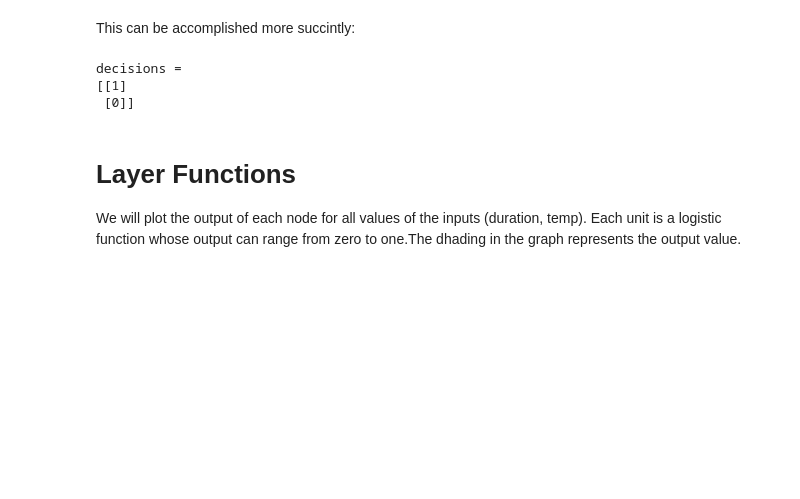
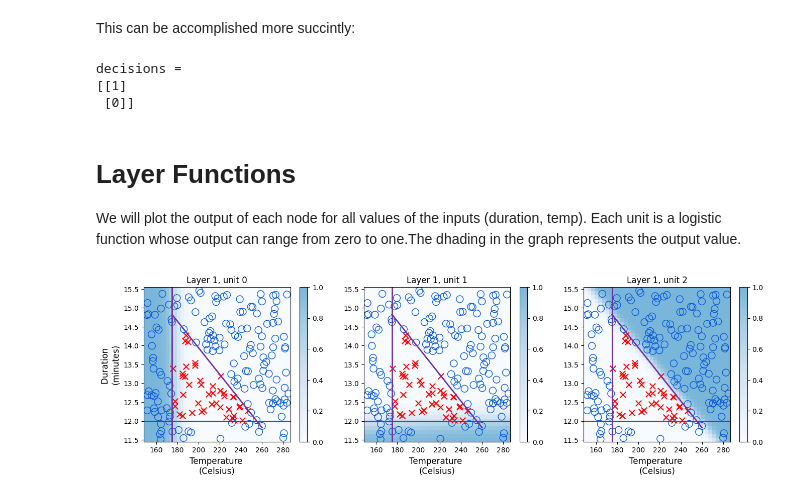
Before and after one commit to CarlosLizamaGarcia/DataScience, a Jupyter notebook: Course2/Simple_Neural_Network.ipynb, the cells around one changed output. Drawn from its saved outputs; the diff is of its cells as text; code cells hidden in the pictures; blank space fills up the shorter version.

```diff
--- a/Course2/Simple_Neural_Network.ipynb
+++ b/Course2/Simple_Neural_Network.ipynb
@@ -334,6 +334,7 @@ def plt_layer(X,Y,W,b1,norm_l):
     fig, ax = plt.subplots(1,W1.shape[1], figsize=(16,4))
     for i in range(W1.shape[1]):
         layerf = lambda x : sigmoid(np.dot(norm_l(x),W1[:,i]) + b1[i])
+        plt_prob(ax[i], layerf)
         ax[i].scatter(X[Y==1,0], X[Y==1,1], s=70, marker='x', c='red', label="Good Roast")
         ax[i].scatter(X[Y==0,0], X[Y==0,1], s=100, marker='o', facecolors='none',
                        edgecolors=dlc["dldarkblue"], linewidth=1, label="Good Roast")
@@ -342,6 +343,10 @@ def plt_layer(X,Y,W,b1,norm_l):
         ax[i].axhline(y=12, color=dlc["dlpurple"], linewidth=2)
         ax[i].axvline(x=175, color=dlc["dlpurple"], linewidth=2)
         ax[i].set_title(f"Layer 1, unit {i}")
-        ax[i].set_xlabel("Temperature \n(Celsius)", sice=12)
+        ax[i].set_xlabel("Temperature \n(Celsius)", size=12)
     ax[0].set_ylabel("Duration \n(minutes)", size=12)
     plt.show()
+# %%
+plt_layer(X, Y.reshape(-1,),W1,b1,norm_l)
+# %% [output]
+[figure, added]
```
Also changed, not shown: parts of 5 cells of this notebook.
